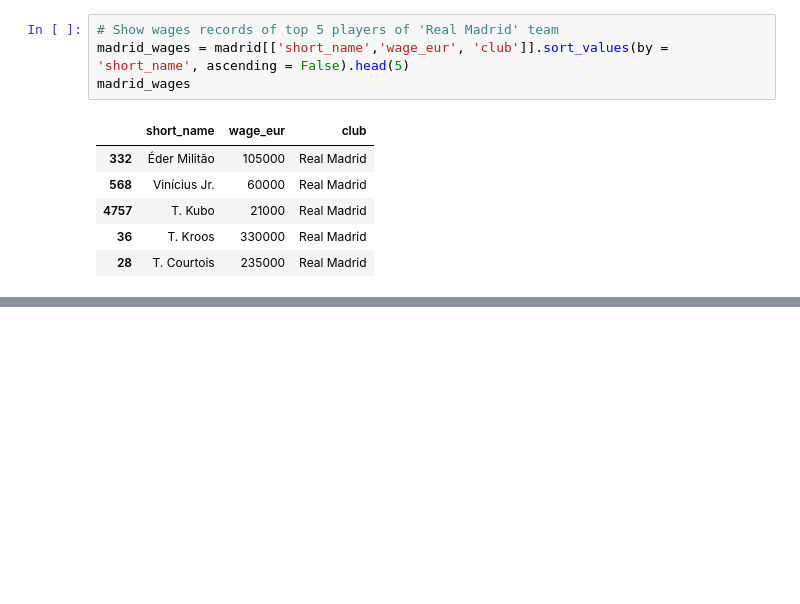
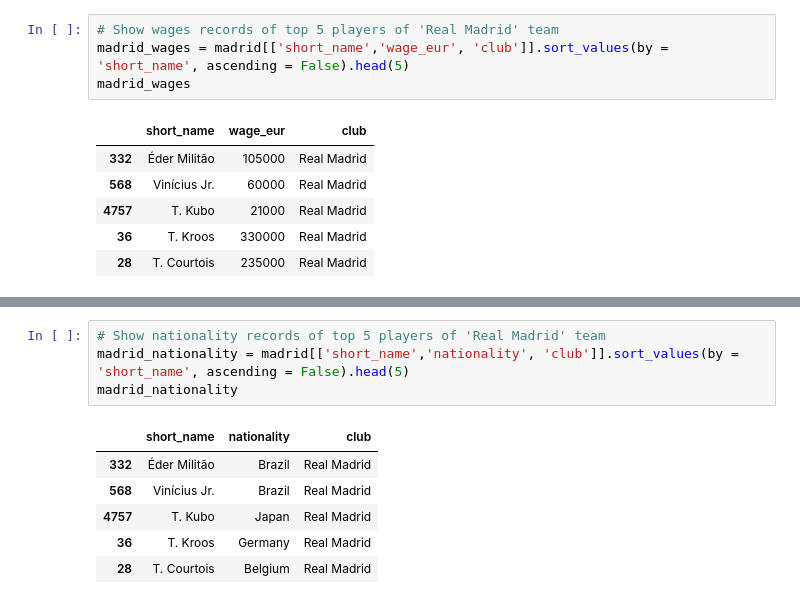
Before and after one commit to kiarakg/players_project, a Jupyter notebook: PlayersProject.ipynb, the cells around one changed output, grey strips where cells are left out. Cells and saved outputs as stored; diff of their text form; blank space fills up the shorter version.

```diff
--- a/PlayersProject.ipynb
+++ b/PlayersProject.ipynb
@@ -398,0 +419,11 @@ madrid_wages
+# %%
+# Show nationality records of top 5 players of 'Real Madrid' team
+madrid_nationality = madrid[['short_name','nationality', 'club']].sort_values(by = 'short_name', ascending = False).head(5)
+madrid_nationality
+# %% [output]
+|  | short_name | nationality | club |
+| 332 | Éder Militão | Brazil | Real Madrid |
+| 568 | Vinícius Jr. | Brazil | Real Madrid |
+| 4757 | T. Kubo | Japan | Real Madrid |
+| 36 | T. Kroos | Germany | Real Madrid |
+| 28 | T. Courtois | Belgium | Real Madrid |
```
Also changed, not shown: parts of 2 cells of this notebook.
